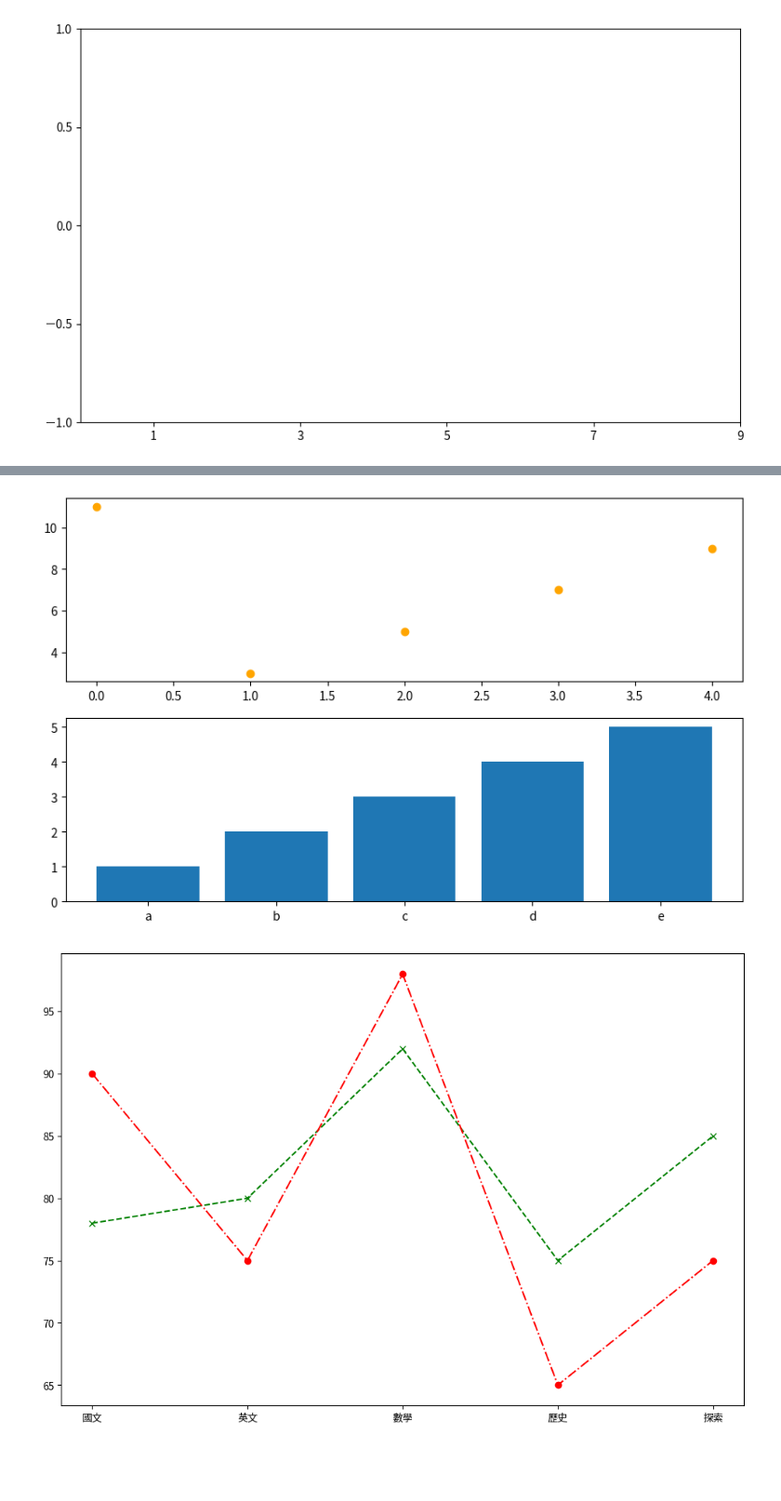
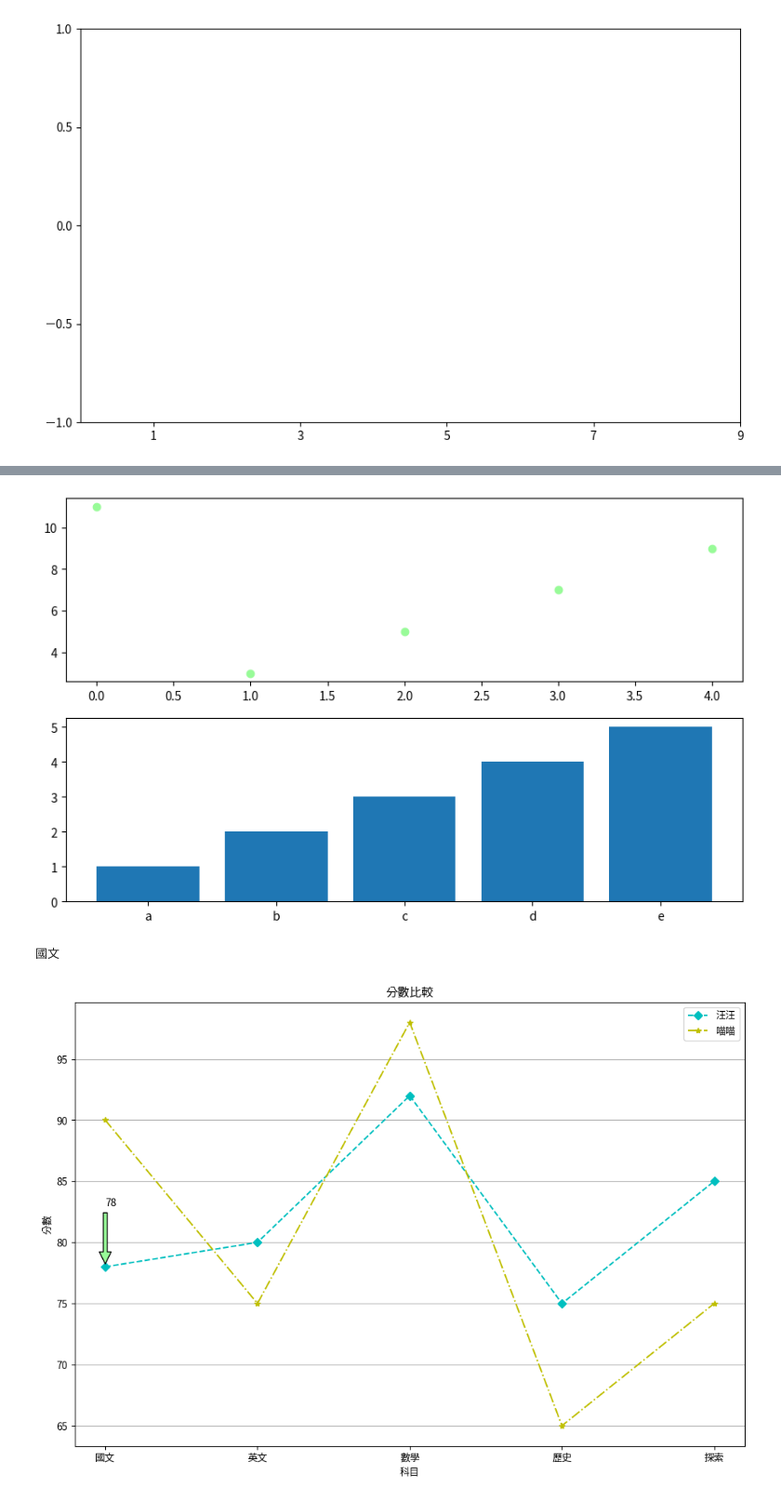
Before and after one commit to MokoJiang/python_analysis, a Jupyter notebook: lesson7_3.ipynb, the cells around one changed output, grey strips where cells are left out. Shown at 93% size. Cells and saved outputs as stored; diff of their text form; code cells hidden in the pictures; blank space fills up the shorter version.

```diff
--- a/lesson7_3.ipynb
+++ b/lesson7_3.ipynb
@@ -27,24 +27,34 @@ plt.show()
 # %%
 figure = plt.figure(figsize=(10,6))
 ax1 = figure.add_subplot(2,1,1)
-ax1.plot([11, 3, 5, 7, 9],marker='o',color='orange', linestyle='')
+ax1.plot([11, 3, 5, 7, 9],marker='o',color='palegreen', linestyle='')
 ax2 = figure.add_subplot(2,1,2)
 ax2.bar(['a', 'b', 'c', 'd', 'e'],[1, 2, 3, 4, 5])
 plt.show()
 # %% [output]
-[figure, old version]
+[figure, new version]
 # %%
 student1 = {'國文':78, '英文':80, '數學':92, '歷史':75, '探索':85}
 student2 = {'國文':90, '英文':75, '數學':98, '歷史':65, '探索':75}
 # %%
 subjects = list(student1.keys())
 score1 = list(student1.values())
 score2 = list(student2.values())
 
 figure = plt.figure(figsize=(12,8))
 axes = figure.add_subplot(1,1,1)
-axes.plot(subjects,score1,'gx--')
-axes.plot(subjects,score2,'ro-.')
+axes.set_title("分數比較")
+axes.set_xlabel("科目")
+axes.set_ylabel("分數")
+axes.plot(subjects,score1,'cD--',label="汪汪")
+axes.plot(subjects,score2,'y*-.',label="喵喵")
+axes.legend()
+axes.grid(axis='y')
+# 加入標註，xy 是要標註的位置，xytext 是文字顯示的位置，textcoords 指定座標系統
+axes.annotate(f"{student1['國文']}", xy=(subjects[0], score1[0]), xytext=(subjects[0], score1[0]+5),
+              arrowprops=dict(facecolor='palegreen', shrink=0.05)) #arrowprops 讓標註有箭頭
+print(subjects[0])
 plt.show()
 # %% [output]
+國文
-[figure, old version]
+[figure, new version]
```
Also changed, not shown: parts of 3 cells of this notebook.
